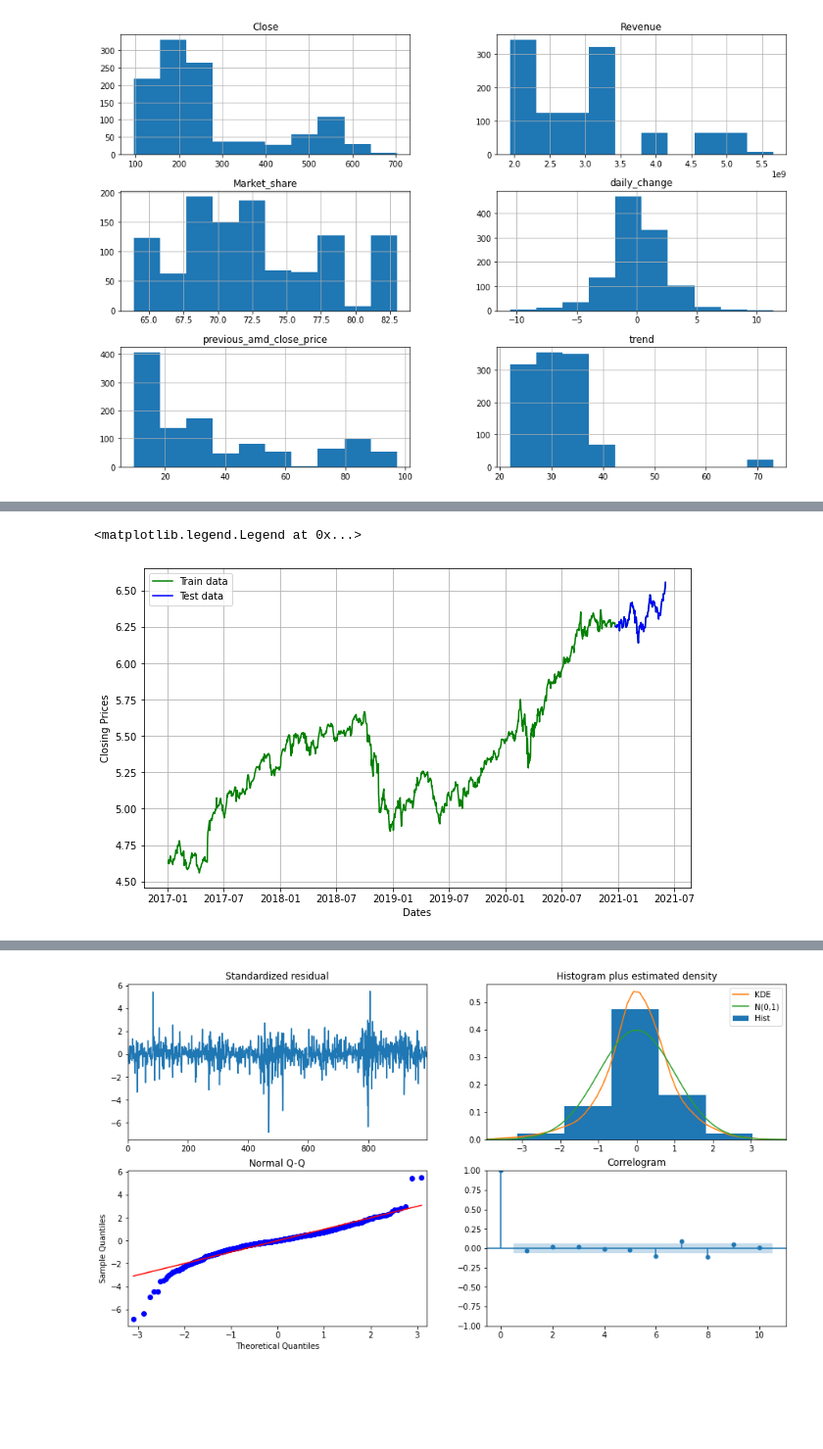
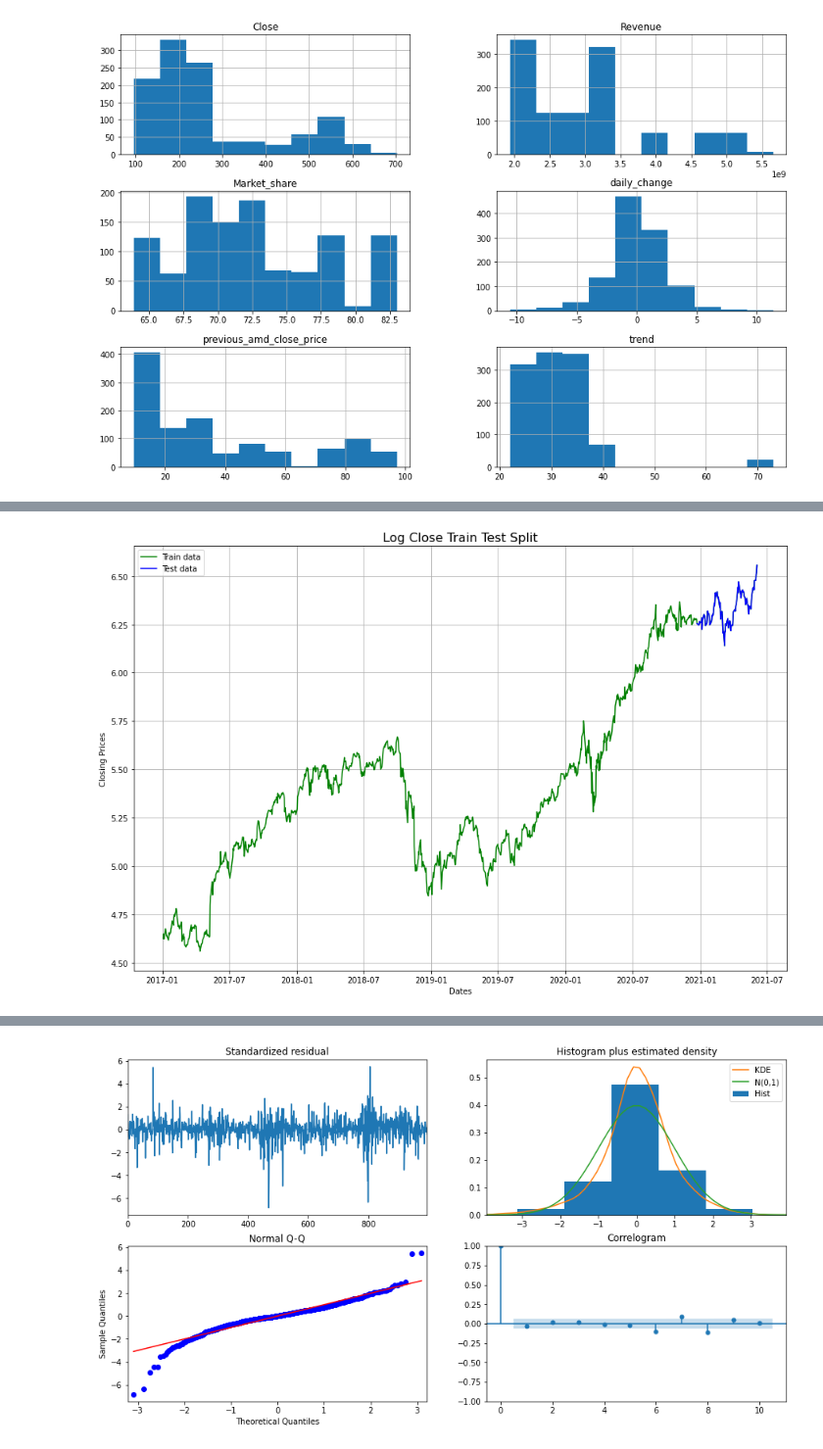
Before and after one commit to jayce7376/Nvidia_Stock_Prediction, a Jupyter notebook: notebook.ipynb, the cells around one changed output, grey strips where cells are left out. Shown at 98% size. Saved outputs shown, nothing was run; the diff lists cells and outputs as text; code cells hidden in the pictures; blank space fills up the shorter version.

```diff
--- a/notebook.ipynb
+++ b/notebook.ipynb
@@ -263,15 +234,16 @@ No handles with labels found to put in legend.
 # %%
 train_data, test_data = nvidia_stock_log[3:int(len(nvidia_stock_log)*0.90)], nvidia_stock_log[int(len(nvidia_stock_log)*0.90):]
-plt.figure(figsize=(10,6))
+plt.figure(figsize=(15,10))
 plt.grid(True)
+plt.title('Log Close Train Test Split', fontsize=16)
 plt.xlabel('Dates')
 plt.ylabel('Closing Prices')
 plt.plot(nvidia_stock_log, 'green', label='Train data')
 plt.plot(test_data, 'blue', label='Test data')
 plt.legend()
+plt.savefig('./images/log_close_train_test_split.png')
 # %% [output]
-<matplotlib.legend.Legend at 0x...>
-[figure, old version]
+[figure, new version]
 # %%
 model_autoARIMA = auto_arima(train_data, start_p=0, start_q=0,
                       test='adf',       # use adftest to find             optimal 'd'
```
Also changed, not shown: parts of 47 cells of this notebook, 8 other files.
